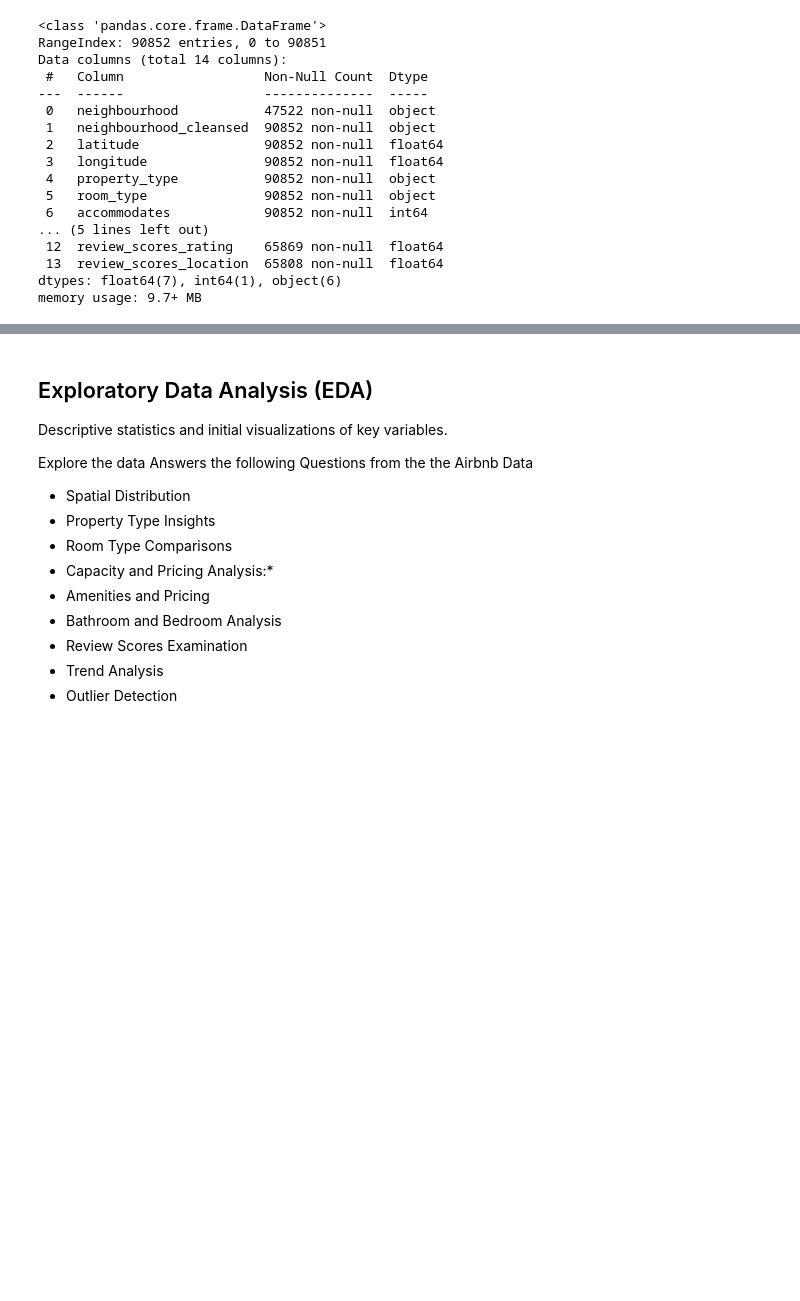
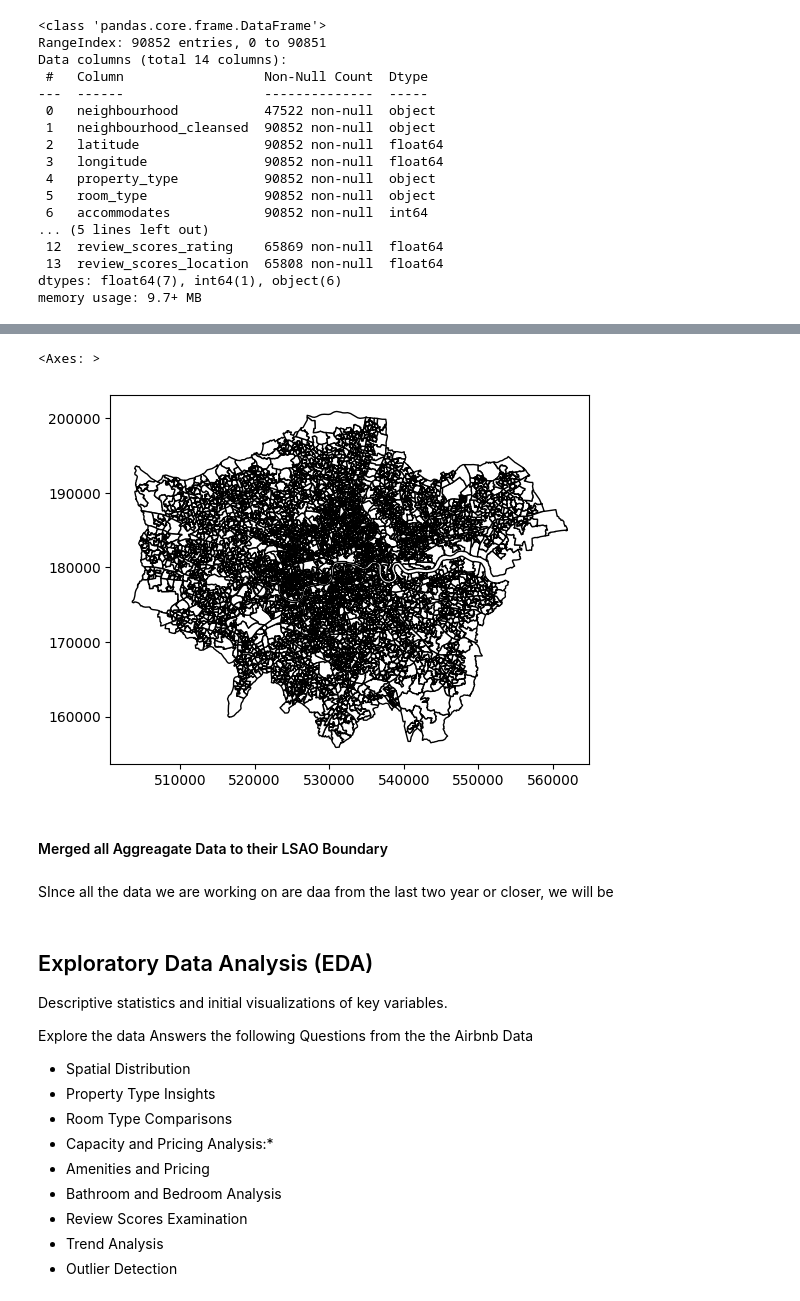
Before and after one commit to SammyGIS/airbnb-spatial-analysis, a Jupyter notebook: airbnb-spatial-analysis.ipynb, the cells around one changed output, grey strips where cells are left out. Cells and saved outputs as stored; diff of their text form; code cells hidden in the pictures; blank space fills up the shorter version.

```diff
--- a/airbnb-spatial-analysis.ipynb
+++ b/airbnb-spatial-analysis.ipynb
@@ -261,0 +474,9 @@ Demo graphic Datasets
+# %%
+# Define the file path to the shapefile containing LSOA boundaries for London
+data = "data\statistical-gis-boundaries-london\ESRI\LSOA_2004_London_Low_Resolution.shp"
+
+# Read the shapefile into a GeoDataFrame
+lsao_boundary = gpd.read_file(data)
+
+# Display the first few rows of the GeoDataFrame to inspect the data
+lsao_boundary.head()
@@ -261,0 +490,10 @@ Demo graphic Datasets
+# %%
+# Plot the LSOA boundaries
+lsao_boundary.plot(color='white', edgecolor='black')
+# %% [output]
+<Axes: >
+[figure, added]
+# %% [markdown]
+#### Merged all Aggreagate Data to their LSAO Boundary
+# %% [markdown]
+SInce all the data we are working on are daa from the last two year or closer, we will be
```
Also changed, not shown: parts of 61 cells of this notebook, 2 other files.
